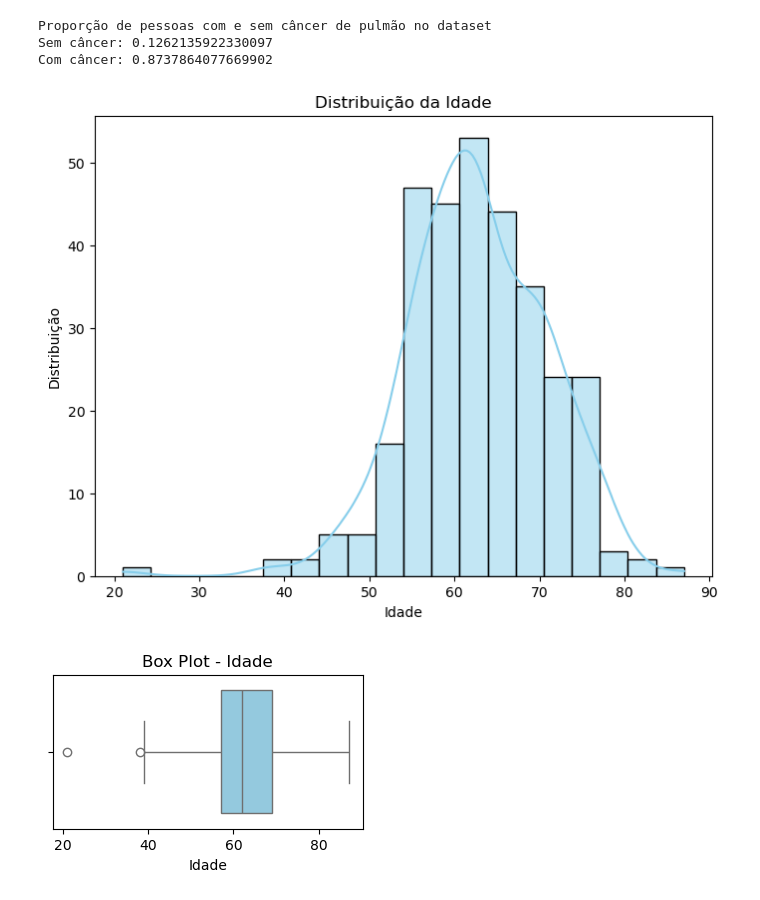
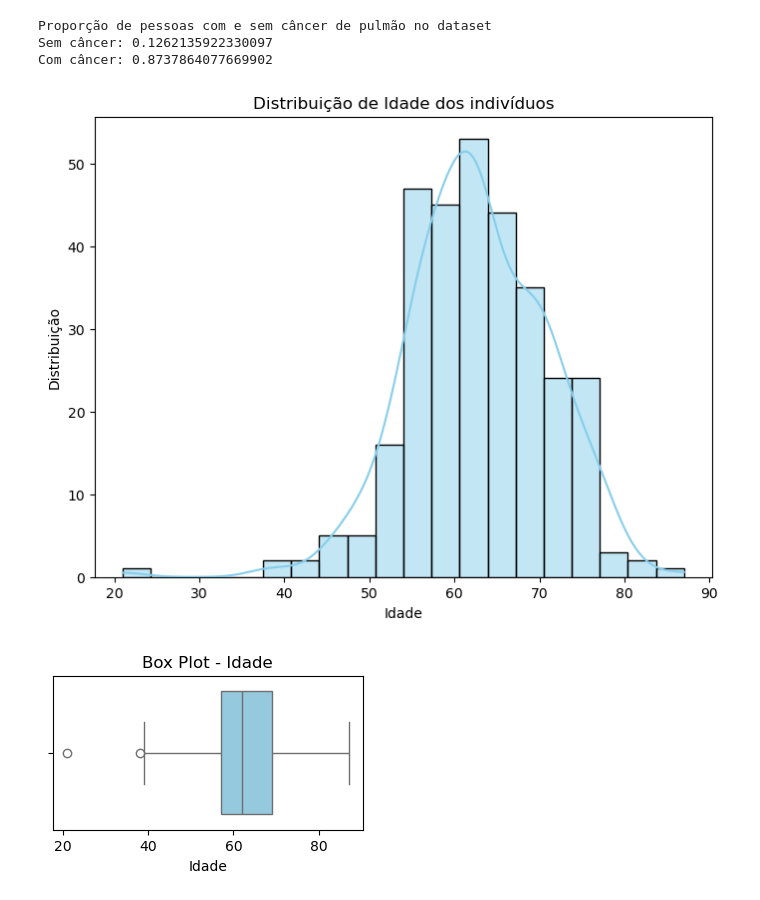
Before and after one commit to neocrz/lung_cancer_analysis, a Jupyter notebook: lung_cancer.ipynb, the cells around one changed output. Cells and saved outputs as stored; diff of their text form; code cells hidden in the pictures.

```diff
--- a/lung_cancer.ipynb
+++ b/lung_cancer.ipynb
@@ -45,12 +73,12 @@ Com câncer: 0.8737864077669902
 # %%
 plt.figure(figsize=(8, 6))
 sns.histplot(X['AGE'], kde=True, color='skyblue', bins=20)
-plt.title('Distribuição da Idade')
+plt.title('Distribuição de Idade dos indivíduos')
 plt.xlabel('Idade')
 plt.ylabel('Distribuição')
 plt.show()
 # %% [output]
-[figure, old version]
+[figure, new version]
 # %%
 plt.figure(figsize=(4, 2))
 sns.boxplot(x=X['AGE'], color='skyblue')
```
Also changed, not shown: parts of 12 cells of this notebook, 1 other file.
